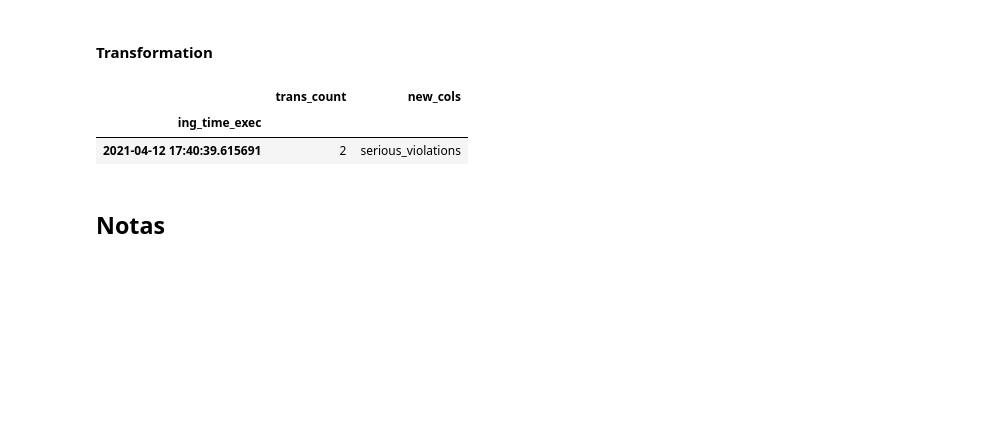
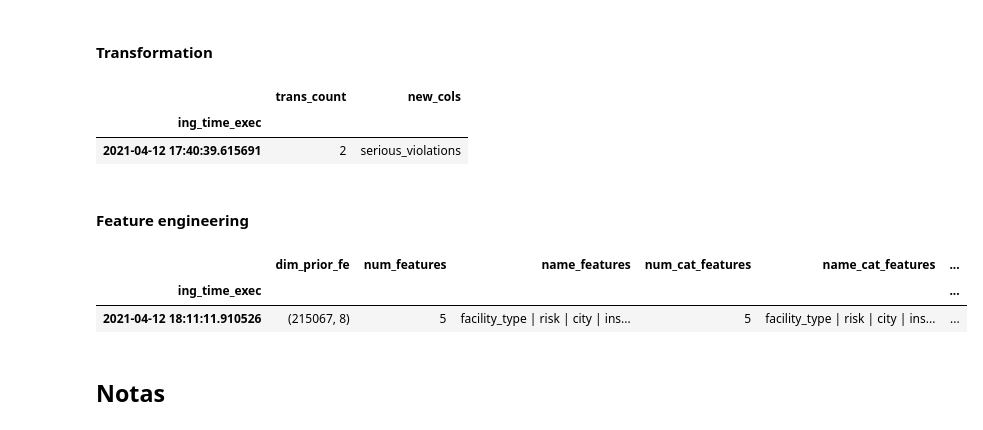
Before and after one commit to santibatte/dpa_2021, a Jupyter notebook: _robdir/rob_sandbox2.ipynb, the cells around one changed output. Saved outputs shown, nothing was run; the diff lists cells and outputs as text; code cells hidden in the pictures; blank space fills up the shorter version.

Commit message:
completing metadata of fe

```diff
--- a/_robdir/rob_sandbox2.ipynb
+++ b/_robdir/rob_sandbox2.ipynb
@@ -299,6 +299,14 @@ pd.read_pickle("../results/metadata/transform_metadata.pkl")
 |  | trans_count | new_cols |
 | ing_time_exec |  |  |
 | 2021-04-12 17:40:39.615691 | 2 | serious_violations |
+# %% [markdown]
+#### Feature engineering
+# %%
+pd.read_pickle("../results/metadata/fe_metadata.pkl")
+# %% [output]
+|  | dim_prior_fe | num_features | name_features | num_cat_features | name_cat_features | ... |
+| ing_time_exec |  |  |  |  |  | ... |
+| 2021-04-12 18:11:11.910526 | (215067, 8) | 5 | facility_type | risk | city | ins... | 5 | facility_type | risk | city | ins... | ... |
 # %% [markdown]
 ## Notas
 # %%
```
Also changed, not shown: parts of 8 cells of this notebook, 2 other files.
